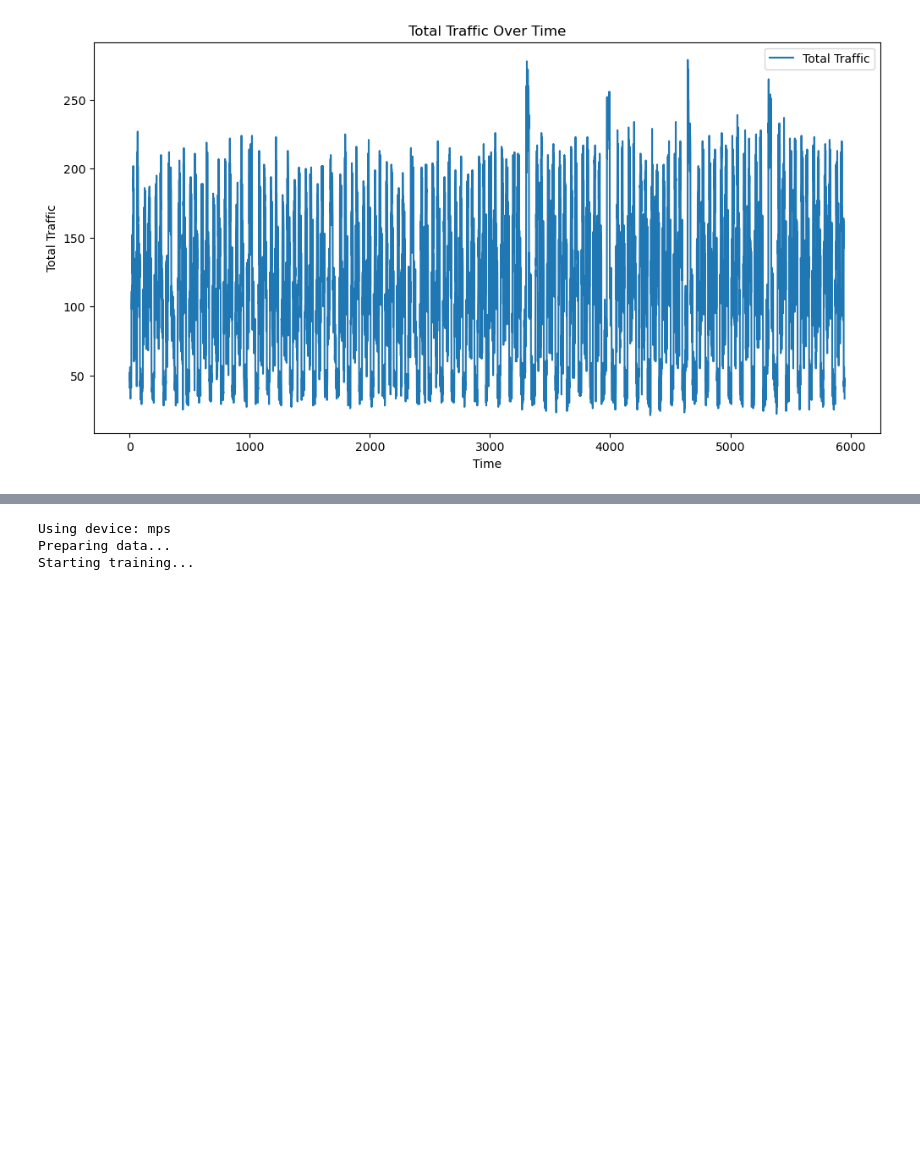
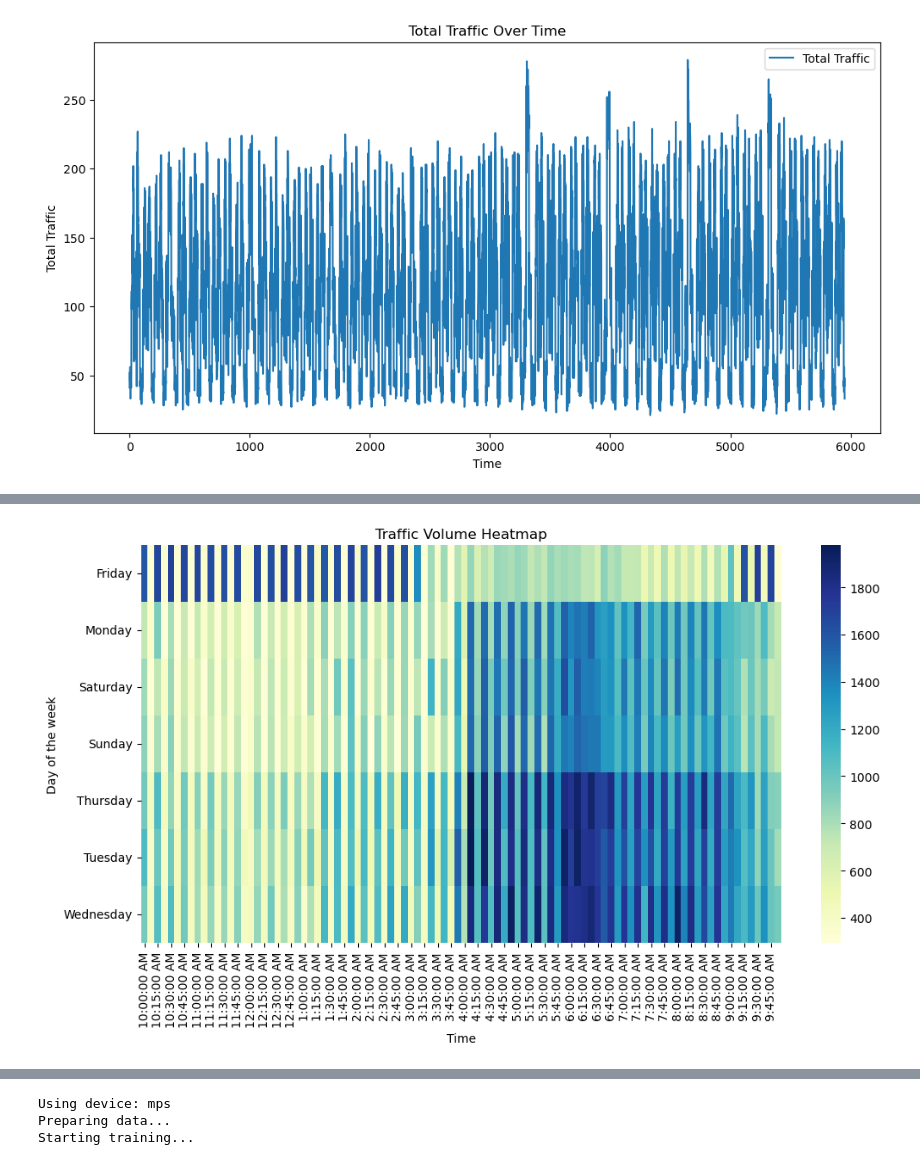
Before and after one commit to TheOctoMizer/AAI-530-Project, a Jupyter notebook: train_lstm.ipynb, the cells around one changed output, grey strips where cells are left out. Saved outputs shown, nothing was run; the diff lists cells and outputs as text; code cells hidden in the pictures; blank space fills up the shorter version.

```diff
--- a/train_lstm.ipynb
+++ b/train_lstm.ipynb
@@ -80,0 +91,12 @@ plt.show()
+# %%
+import seaborn as sns
+
+# Traffic volume heatmap
+plt.figure(figsize=(12, 6))
+sns.heatmap(df.pivot_table(index='Day of the week', columns='Time', values='Total', aggfunc='sum'), cmap='YlGnBu')
+plt.xlabel('Time')
+plt.ylabel('Day of the week')
+plt.title('Traffic Volume Heatmap')
+plt.show()
+# %% [output]
+[figure, added]
```
Also changed, not shown: parts of 3 cells of this notebook.
